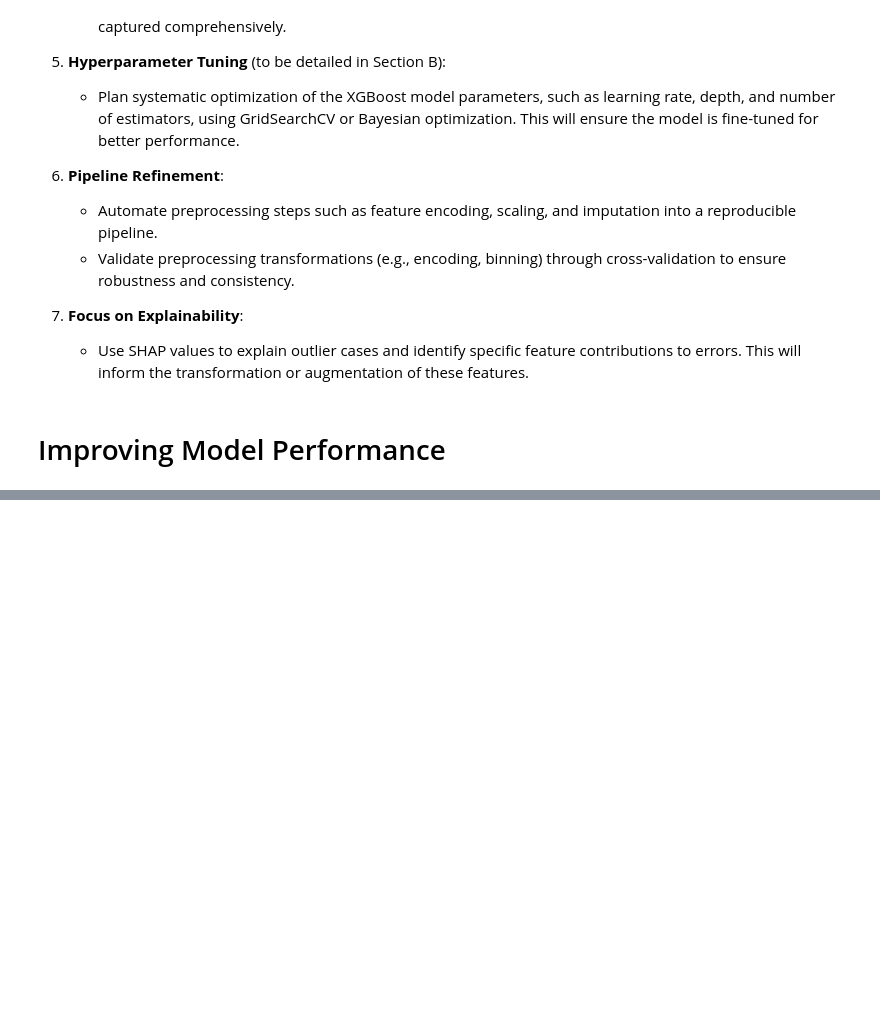
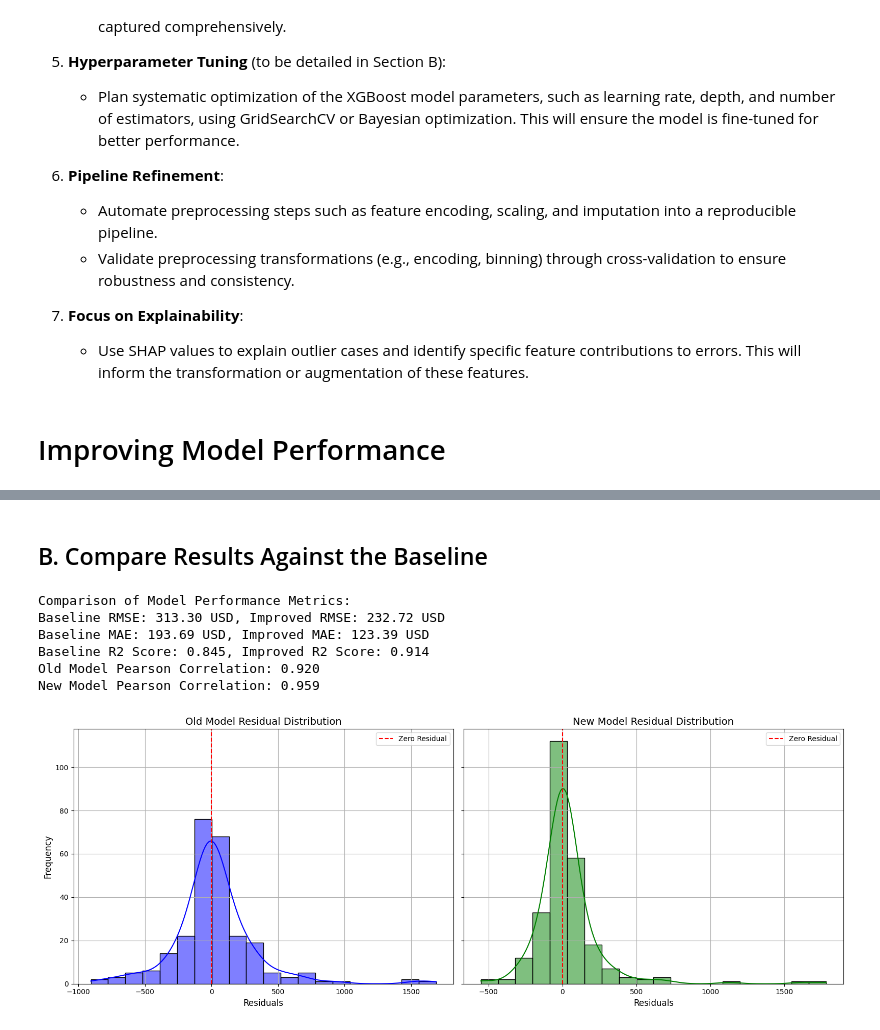
Before and after one commit to EliyaRabia/Tabular-Data-Project, a Jupyter notebook: part2.ipynb, the cells around one changed output, grey strips where cells are left out. Drawn from its saved outputs; the diff is of its cells as text; code cells hidden in the pictures; blank space fills up the shorter version.

```diff
--- a/part2.ipynb
+++ b/part2.ipynb
@@ -605,0 +644,61 @@ plt.show()
+# %% [markdown]
+## B. Compare Results Against the Baseline
+# %%
+# Baseline model metrics
+baseline_rmse = 313.30  # Example value from earlier results
+baseline_mae = 193.69
+baseline_r2 = 0.845
+
+print("\nComparison of Model Performance Metrics:")
+print(f"Baseline RMSE: {baseline_rmse:.2f} USD, Improved RMSE: {rmse_new:.2f} USD")
+print(f"Baseline MAE: {baseline_mae:.2f} USD, Improved MAE: {mae_new:.2f} USD")
+print(f"Baseline R2 Score: {baseline_r2:.3f}, Improved R2 Score: {r2_new:.3f}")
+
+
+# Calculate Pearson correlation between actual and predicted
+# Import necessary libraries
+from scipy.stats import pearsonr
+
+# Calculate Pearson correlation for the old model
+y_pred_old = y_pred
+residuals_old = y_test - y_pred_old
+pearson_corr_old, _ = pearsonr(y_test, y_pred_old)
+print(f"Old Model Pearson Correlation: {pearson_corr_old:.3f}")
+
+# Calculate Pearson correlation for the new model
+residuals_new = y_test_new - y_pred_new
+pearson_corr_new, _ = pearsonr(y_test_new, y_pred_new)
+print(f"New Model Pearson Correlation: {pearson_corr_new:.3f}")
+
+# Create side-by-side plots for residual distributions
+fig, axes = plt.subplots(1, 2, figsize=(16, 6), sharey=True)
+
+# Plot residuals for the old model
+sns.histplot(residuals_old, kde=True, bins=20, color='blue', ax=axes[0])
+axes[0].axvline(x=0, color='red', linestyle='--', label='Zero Residual')
+axes[0].set_title("Old Model Residual Distribution", fontsize=14)
+axes[0].set_xlabel("Residuals", fontsize=12)
+axes[0].set_ylabel("Frequency", fontsize=12)
+axes[0].legend()
+axes[0].grid(True)
+
+# Plot residuals for the new model
+sns.histplot(residuals_new, kde=True, bins=20, color='green', ax=axes[1])
+axes[1].axvline(x=0, color='red', linestyle='--', label='Zero Residual')
+axes[1].set_title("New Model Residual Distribution", fontsize=14)
+axes[1].set_xlabel("Residuals", fontsize=12)
+axes[1].set_ylabel("Frequency", fontsize=12)
+axes[1].legend()
+axes[1].grid(True)
+
+# Adjust layout and show plot
+plt.tight_layout()
+plt.show()
+# %% [output]
+Comparison of Model Performance Metrics:
+Baseline RMSE: 313.30 USD, Improved RMSE: 232.72 USD
+Baseline MAE: 193.69 USD, Improved MAE: 123.39 USD
+Baseline R2 Score: 0.845, Improved R2 Score: 0.914
+Old Model Pearson Correlation: 0.920
+New Model Pearson Correlation: 0.959
+[figure, added]
```
Also changed, not shown: parts of 8 cells of this notebook.
